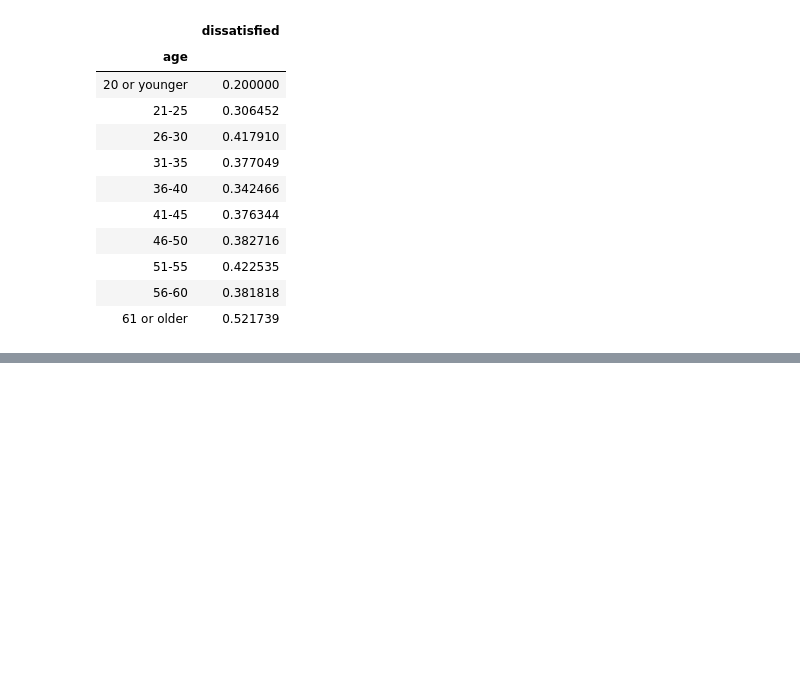
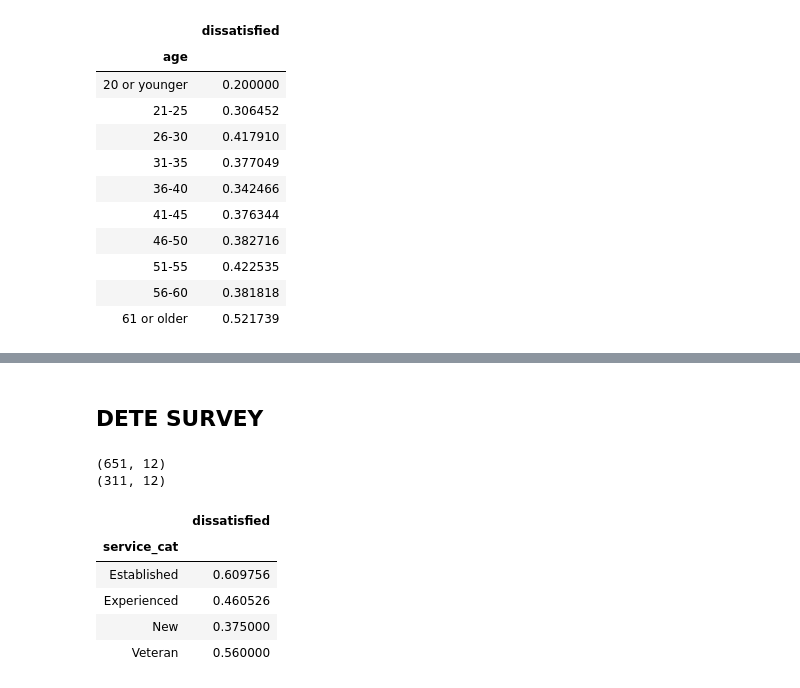
Before and after one commit to sulaiman2001ng/Data-Quest-Projects, a Jupyter notebook: Guided Project_Clean And Analyze Employee Exit Surveys.ipynb, the cells around one changed output, grey strips where cells are left out. Saved outputs shown, nothing was run; the diff lists cells and outputs as text; code cells hidden in the pictures; blank space fills up the shorter version.

```diff
--- a/Guided Project_Clean And Analyze Employee Exit Surveys.ipynb
+++ b/Guided Project_Clean And Analyze Employee Exit Surveys.ipynb
@@ -950,0 +971,19 @@ plt.show()
+# %% [markdown]
+## DETE SURVEY
+# %%
+combined_update_dete = combined_update[combined_update['institute'] == 'DETE'].copy()
+# %%
+print(combined_update.shape)
+print(combined_update_dete.shape)
+# %% [output]
+(651, 12)
+(311, 12)
+# %%
+combined_update_dete.pivot_table(index='service_cat', values='dissatisfied')
+# %% [output]
+|  | dissatisfied |
+| service_cat |  |
+| Established | 0.609756 |
+| Experienced | 0.460526 |
+| New | 0.375000 |
+| Veteran | 0.560000 |
```
Also changed, not shown: parts of 10 cells of this notebook.
